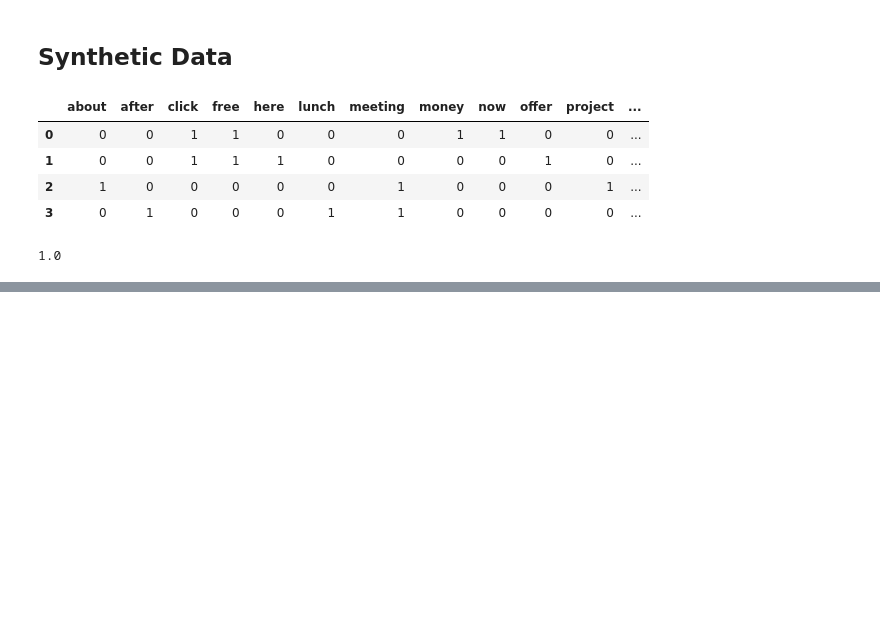
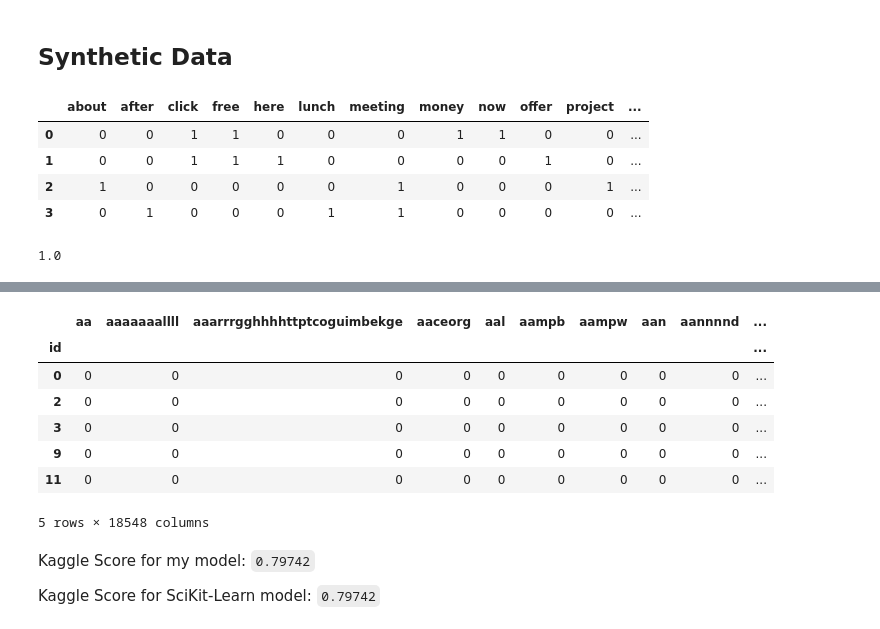
Before and after one commit to Sam50x/ML-from-Scratch, a Jupyter notebook: 4 - Naive Bayes/notebook.ipynb, the cells around one changed output, grey strips where cells are left out. Drawn from its saved outputs; the diff is of its cells as text; code cells hidden in the pictures; blank space fills up the shorter version.

```diff
--- a/4 - Naive Bayes/notebook.ipynb
+++ b/4 - Naive Bayes/notebook.ipynb
@@ -58,0 +95,6 @@ f1_score(labels_val, labels_pred)
+# %%
+from sklearn.model_selection import train_test_split
+
+X_train, X_val, y_train, y_val = train_test_split(X, y, stratify=y, test_size=0.2, random_state=42)
+
+X_train.shape, X_val.shape
@@ -58,0 +103,4 @@ f1_score(labels_val, labels_pred)
+# %%
+X_train_vectorized = vectorizer.fit_transform(X_train['text'])
+X_val_vectorized = vectorizer.transform(X_val['text'])
+X_full_vectorized = vectorizer.transform(X['text'])
@@ -58,0 +147,5 @@ f1_score(labels_val, labels_pred)
+# %%
+test_df = pd.read_csv('../data/disaster_tweets/test.csv').set_index('id')
+test_df.drop(columns=['keyword', 'location'], inplace=True)
+
+test_df.head()
@@ -58,0 +160,4 @@ f1_score(labels_val, labels_pred)
+# %%
+test_df['text'] = test_df['text'].str.lower().str.replace(r'[^a-z ]', '', regex=True)
+
+test_df.head()
@@ -58,0 +172,14 @@ f1_score(labels_val, labels_pred)
+# %%
+X_test_vectorized = vectorizer.transform(test_df['text'])
+X_test_vectorized = pd.DataFrame(X_test_vectorized.toarray(), columns=vectorizer.get_feature_names_out(), index=test_df.index)
+
+X_test_vectorized.head()
+# %% [output]
+|  | aa | aaaaaaallll | aaarrrgghhhhttptcoguimbekge | aaceorg | aal | aampb | aampw | aan | aannnnd | ... |
+| id |  |  |  |  |  |  |  |  |  | ... |
+| 0 | 0 | 0 | 0 | 0 | 0 | 0 | 0 | 0 | 0 | ... |
+| 2 | 0 | 0 | 0 | 0 | 0 | 0 | 0 | 0 | 0 | ... |
+| 3 | 0 | 0 | 0 | 0 | 0 | 0 | 0 | 0 | 0 | ... |
+| 9 | 0 | 0 | 0 | 0 | 0 | 0 | 0 | 0 | 0 | ... |
+| 11 | 0 | 0 | 0 | 0 | 0 | 0 | 0 | 0 | 0 | ... |
+5 rows × 18548 columns
@@ -58,0 +198,4 @@ f1_score(labels_val, labels_pred)
+# %% [markdown]
+Kaggle Score for my model: `0.79742`
+
+Kaggle Score for SciKit-Learn model: `0.79742`
```
Also changed, not shown: parts of 20 cells of this notebook, 3 other files.
